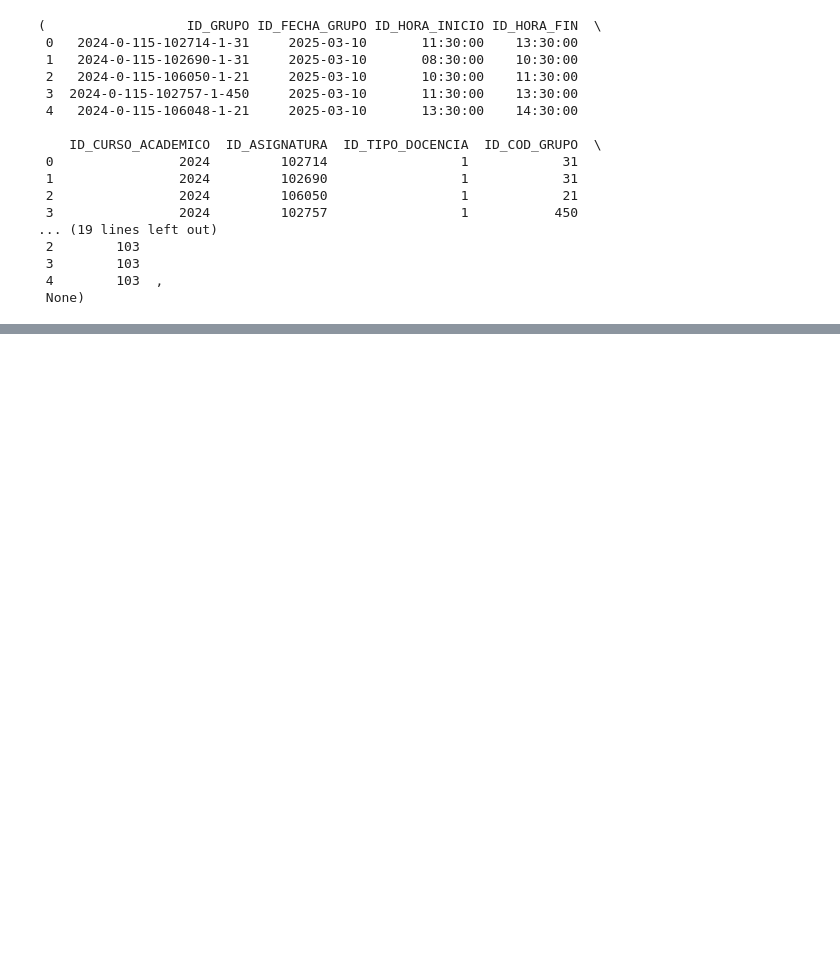
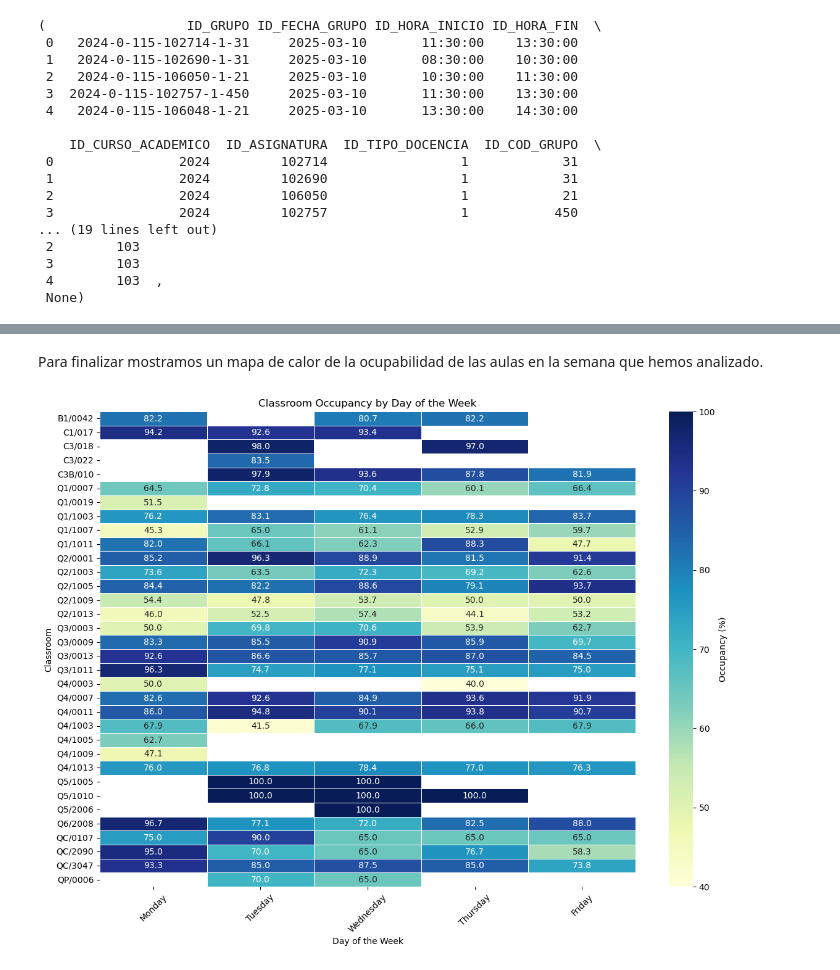
Before and after one commit to xavi-burgos99/optimitzuab, a Jupyter notebook: notebooks/analisis-final.ipynb, the cells around one changed output, grey strips where cells are left out. Saved outputs shown, nothing was run; the diff lists cells and outputs as text; code cells hidden in the pictures; blank space fills up the shorter version.

```diff
--- a/notebooks/analisis-final.ipynb
+++ b/notebooks/analisis-final.ipynb
@@ -46,8 +3,8 @@ Procederé a:
 # %%
 import pandas as pd
 
-input_path = '/kaggle/input/uab-the-hack-2024/'
-data = pd.read_csv(input_path+'grupos_ubicacio_merged.csv')
+input_path = '../data/grupos_ubicacio_merged.csv'
+data = pd.read_csv(input_path)
 
 data.head(), data.info()
 # %% [output]
@@ -135,0 +73,27 @@ ModuleNotFoundError: No module named 'ace_tools'
+# %% [markdown]
+Para finalizar mostramos un mapa de calor de la ocupabilidad de las aulas en la semana que hemos analizado.
+# %%
+input_path = '../data/ubicaciones_cleaned.csv'
+ubicaciones_data = pd.read_csv(input_path)
+
+data['ID_FECHA_GRUPO'] = pd.to_datetime(data['ID_FECHA_GRUPO'])
+data['DayOfWeek'] = data['ID_FECHA_GRUPO'].dt.day_name()
+
+data['Ocupacion'] = (data['IND_ALUMNOS_GRUPO_REAL'] / data['CAPACIDAD']) * 100
+
+occupancy_heatmap_data = data.pivot_table(index='AULA_ASIGNADA', columns='DayOfWeek', values='Ocupacion', aggfunc='mean')
+
+occupancy_heatmap_data = occupancy_heatmap_data[['Monday', 'Tuesday', 'Wednesday', 'Thursday', 'Friday']]
+
+import matplotlib.pyplot as plt
+import seaborn as sns
+
+plt.figure(figsize=(14, 10))
+sns.heatmap(occupancy_heatmap_data, cmap="YlGnBu", annot=True, fmt=".1f", linewidths=0.5, cbar_kws={'label': 'Occupancy (%)'})
+plt.title("Classroom Occupancy by Day of the Week")
+plt.xlabel("Day of the Week")
+plt.ylabel("Classroom")
+plt.xticks(rotation=45)
+plt.show()
+# %% [output]
+[figure, added]
```
Also changed, not shown: parts of 6 cells of this notebook, 1 other file.
